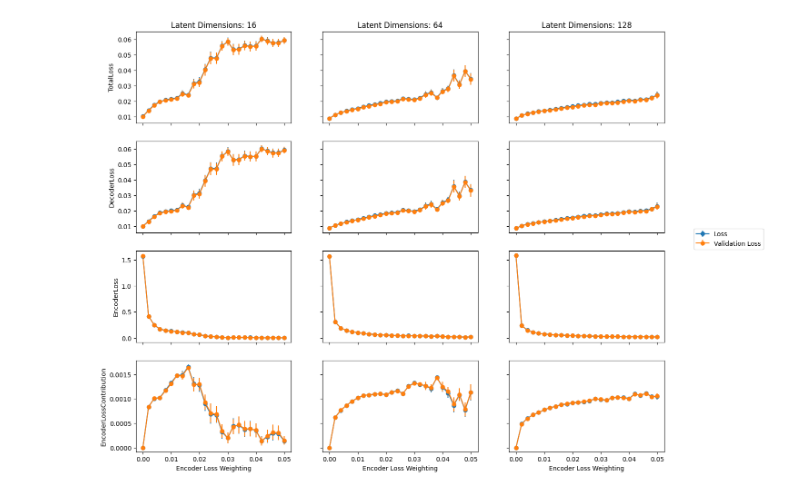
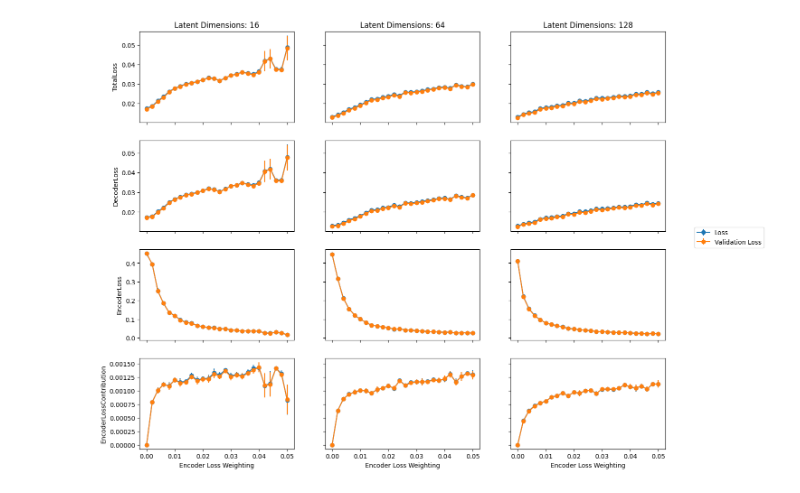
Before and after one commit to hmcalister/Dimensionality-Reduction-For-Hopfield-Networks, a Jupyter notebook: autoencoder/plotAggregateData.ipynb, the cells around one changed output. Saved outputs shown, nothing was run; the diff lists cells and outputs as text; code cells hidden in the pictures.

Commit message:
Update aggregate plotting notebook

```diff
--- a/autoencoder/plotAggregateData.ipynb
+++ b/autoencoder/plotAggregateData.ipynb
@@ -49,7 +49,8 @@ ENCODER_LOSS_WEIGHTINGS_VALS = df["EncoderLossWeighting"].unique()
 ENCODER_LOSS_WEIGHTINGS_VALS.sort()
 # %%
 fig, axes = plt.subplots(nrows=4, ncols=len(LATENT_DIMENSIONS_VALS), figsize=(15,12), sharex=True, sharey="row")
-basedf = df[(df["EncoderActivation"]=="tanh") & (df["TargetClasses"]=="[0, 1]")]
+# basedf = df[(df["EncoderActivation"]=="tanh") & (df["TargetClasses"]=="[0, 1]")]
+basedf = df[(df["EncoderActivation"]=="sigmoid") & (df["TargetClasses"]=="[0, 1, 2, 3, 4, 5, 6, 7, 8, 9]")]
 
 for latentDim, ax in zip(LATENT_DIMENSIONS_VALS, np.ravel(axes[0,:])):
     targetdf = basedf[basedf["LatentDimension"]==latentDim]
@@ -70,31 +71,31 @@ for latentDim, ax in zip(LATENT_DIMENSIONS_VALS, np.ravel(axes[2,:])):
     targetcol = basedf[basedf["LatentDimension"]==latentDim]["EncoderLoss"]
     ax.errorbar(targetdf["EncoderLossWeighting"], targetcol["mean"], targetcol["sem"], fmt="o-",)
     targetcol = basedf[basedf["LatentDimension"]==latentDim]["EncoderValidationLoss"]
     ax.errorbar(targetdf["EncoderLossWeighting"], targetcol["mean"], targetcol["sem"], fmt="o-",)
 
 for latentDim, ax in zip(LATENT_DIMENSIONS_VALS, np.ravel(axes[3,:])):
     targetdf = basedf[basedf["LatentDimension"]==latentDim]
     targetcol = basedf[basedf["LatentDimension"]==latentDim]["EncoderLoss"]
     ax.errorbar(targetdf["EncoderLossWeighting"], targetdf["EncoderLossWeighting"]*targetcol["mean"], targetdf["EncoderLossWeighting"]*targetcol["sem"], fmt="o-",)
     targetcol = basedf[basedf["LatentDimension"]==latentDim]["EncoderValidationLoss"]
     ax.errorbar(targetdf["EncoderLossWeighting"], targetdf["EncoderLossWeighting"]*targetcol["mean"], targetdf["EncoderLossWeighting"]*targetcol["sem"], fmt="o-",)
 
 
 for latentDim, ax in zip(LATENT_DIMENSIONS_VALS, np.ravel(axes[0,:])):
     ax.set_title(f"Latent Dimensions: {latentDim}")
 
 axes[0, 0].set_ylabel("TotalLoss")
 axes[1, 0].set_ylabel("DecoderLoss")
 axes[2, 0].set_ylabel("EncoderLoss")
 axes[3, 0].set_ylabel("EncoderLossContribution")
 
 for ax in np.ravel(axes[-1, :]):
     ax.set_xlabel("Encoder Loss Weighting")
 
 handles, labels = axes[0,0].get_legend_handles_labels()
 fig.legend(handles, labels, loc='center right', bbox_to_anchor=(1.05,0.5))
 
 # plt.tight_layout()
 plt.show()
 # %% [output]
-[figure, old version]
+[figure, new version]
```
Also changed, not shown: parts of 2 cells of this notebook.
